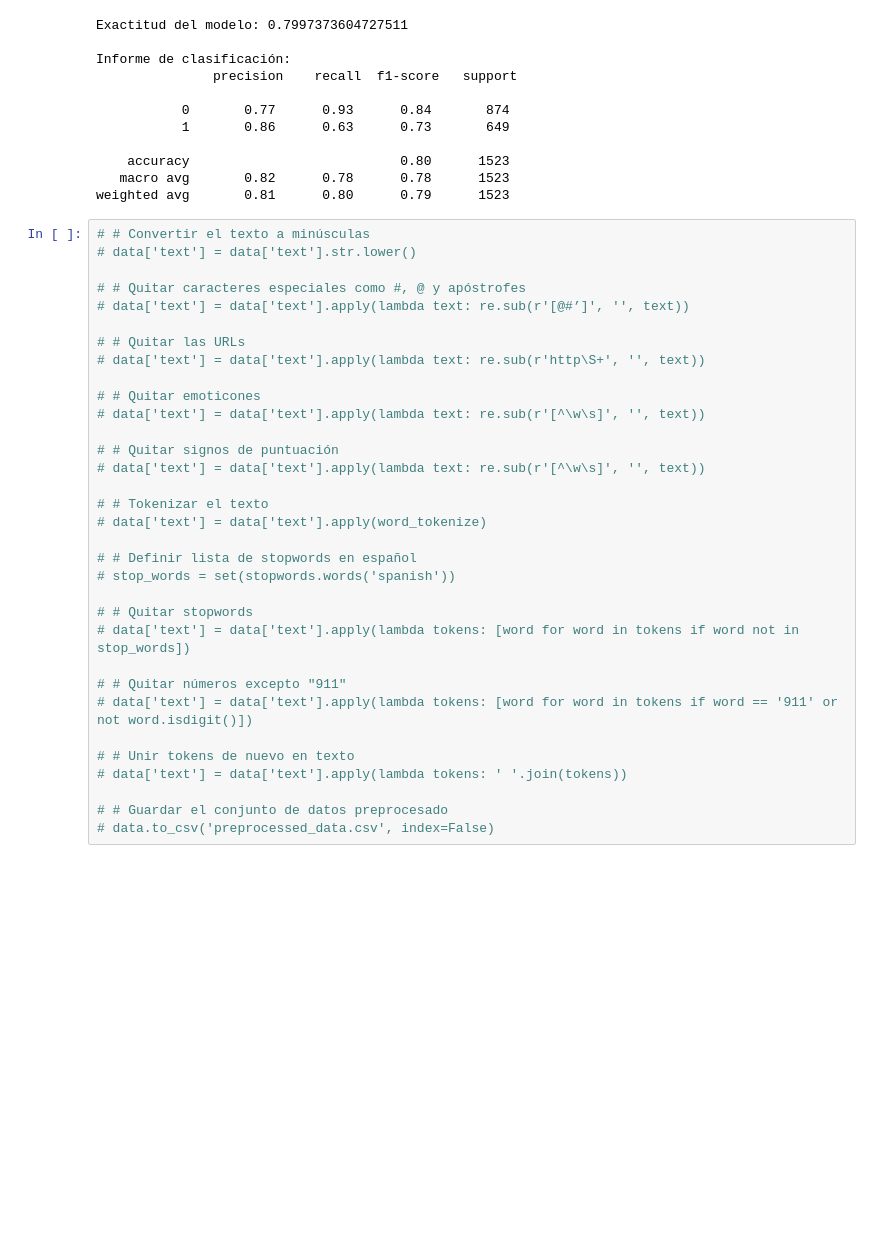
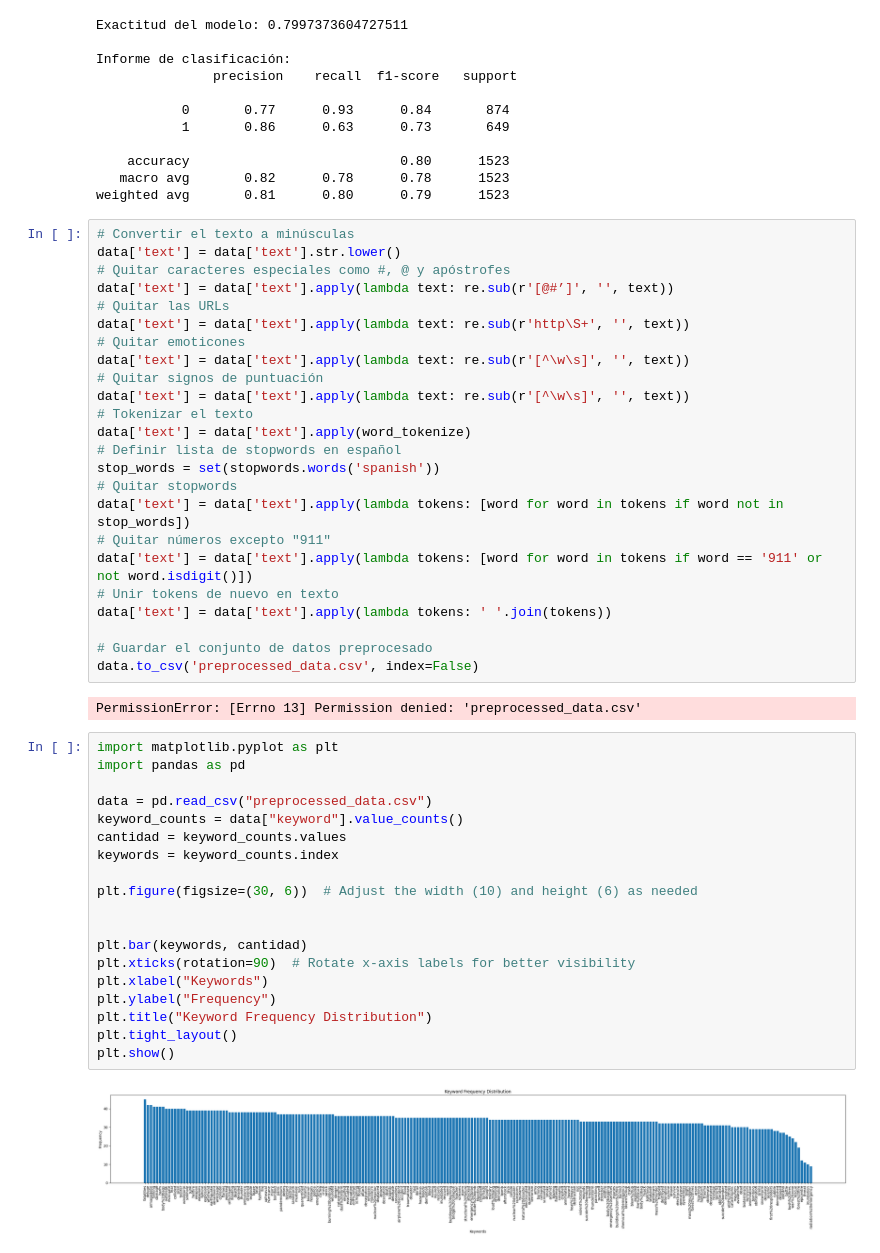
Before and after one commit to JoseGon20335/Laboratorio4DS, a Jupyter notebook: main.ipynb, the cells around one changed output. Drawn from its saved outputs; the diff is of its cells as text; blank space fills up the shorter version.

Commit message:
histograma

```diff
--- a/main.ipynb
+++ b/main.ipynb
@@ -135,35 +135,49 @@ Informe de clasificación:
    macro avg       0.82      0.78      0.78      1523
 weighted avg       0.81      0.80      0.79      1523
 # %%
-# # Convertir el texto a minúsculas
-# data['text'] = data['text'].str.lower()
+# Convertir el texto a minúsculas
+data['text'] = data['text'].str.lower()
+# Quitar caracteres especiales como #, @ y apóstrofes
+data['text'] = data['text'].apply(lambda text: re.sub(r'[@#’]', '', text))
+# Quitar las URLs
+data['text'] = data['text'].apply(lambda text: re.sub(r'http\S+', '', text))
+# Quitar emoticones
+data['text'] = data['text'].apply(lambda text: re.sub(r'[^\w\s]', '', text))
+# Quitar signos de puntuación
+data['text'] = data['text'].apply(lambda text: re.sub(r'[^\w\s]', '', text))
+# Tokenizar el texto
+data['text'] = data['text'].apply(word_tokenize)
+# Definir lista de stopwords en español
+stop_words = set(stopwords.words('spanish'))
+# Quitar stopwords
+data['text'] = data['text'].apply(lambda tokens: [word for word in tokens if word not in stop_words])
+# Quitar números excepto "911"
+data['text'] = data['text'].apply(lambda tokens: [word for word in tokens if word == '911' or not word.isdigit()])
+# Unir tokens de nuevo en texto
+data['text'] = data['text'].apply(lambda tokens: ' '.join(tokens))
 
-# # Quitar caracteres especiales como #, @ y apóstrofes
-# data['text'] = data['text'].apply(lambda text: re.sub(r'[@#’]', '', text))
-
-# # Quitar las URLs
-# data['text'] = data['text'].apply(lambda text: re.sub(r'http\S+', '', text))
-
-# # Quitar emoticones
-# data['text'] = data['text'].apply(lambda text: re.sub(r'[^\w\s]', '', text))
-
-# # Quitar signos de puntuación
-# data['text'] = data['text'].apply(lambda text: re.sub(r'[^\w\s]', '', text))
-
-# # Tokenizar el texto
-# data['text'] = data['text'].apply(word_tokenize)
-
-# # Definir lista de stopwords en español
-# stop_words = set(stopwords.words('spanish'))
-
-# # Quitar stopwords
-# data['text'] = data['text'].apply(lambda tokens: [word for word in tokens if word not in stop_words])
-
-# # Quitar números excepto "911"
-# data['text'] = data['text'].apply(lambda tokens: [word for word in tokens if word == '911' or not word.isdigit()])
-
-# # Unir tokens de nuevo en texto
-# data['text'] = data['text'].apply(lambda tokens: ' '.join(tokens))
-
-# # Guardar el conjunto de datos preprocesado
-# data.to_csv('preprocessed_data.csv', index=False)
+# Guardar el conjunto de datos preprocesado
+data.to_csv('preprocessed_data.csv', index=False)
+# %% [output]
+PermissionError: [Errno 13] Permission denied: 'preprocessed_data.csv'
+# %%
+import matplotlib.pyplot as plt
+import pandas as pd
+
+data = pd.read_csv("preprocessed_data.csv")
+keyword_counts = data["keyword"].value_counts()
+cantidad = keyword_counts.values
+keywords = keyword_counts.index
+
+plt.figure(figsize=(30, 6))  # Adjust the width (10) and height (6) as needed
+
+
+plt.bar(keywords, cantidad)
+plt.xticks(rotation=90)  # Rotate x-axis labels for better visibility
+plt.xlabel("Keywords")
+plt.ylabel("Frequency")
+plt.title("Keyword Frequency Distribution")
+plt.tight_layout()
+plt.show()
+# %% [output]
+[figure, added]
```
Also changed, not shown: parts of 2 cells of this notebook, 2 other files.
